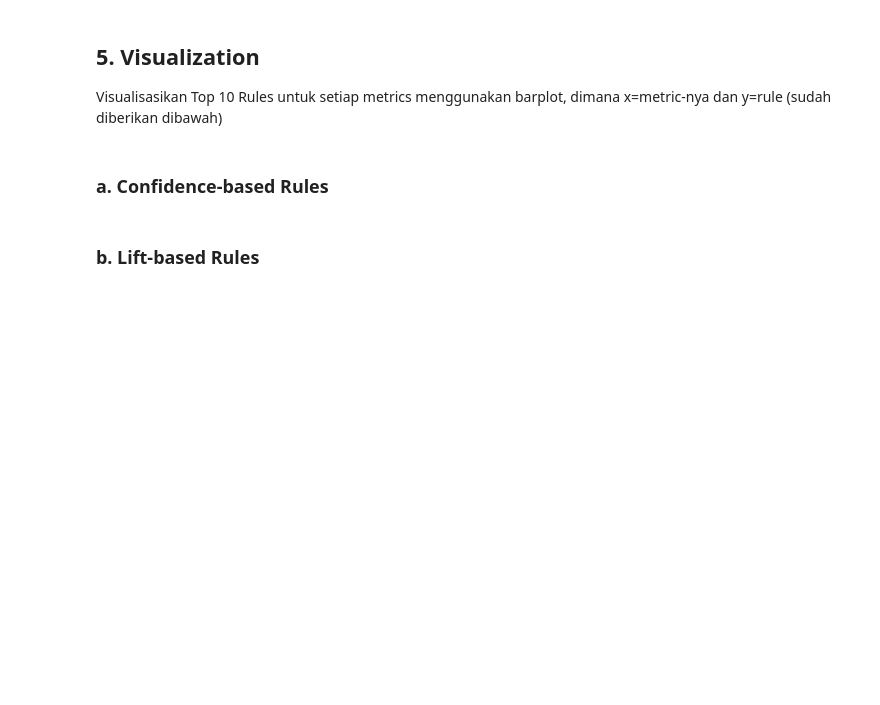
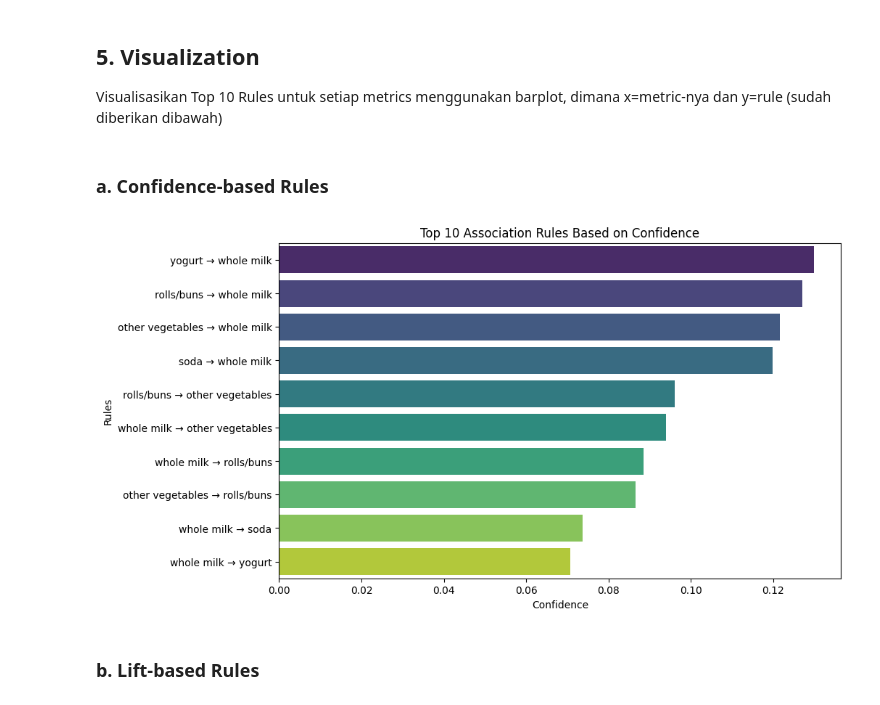
Before and after one commit to helloohowareyu/Praktikum-Kecerdasan-Artifisial-Lanjut, a Jupyter notebook: BAB12_LC_NAMA_NIM.ipynb, the cells around one changed output. Drawn from its saved outputs; the diff is of its cells as text; code cells hidden in the pictures; blank space fills up the shorter version.

```diff
--- a/BAB12_LC_NAMA_NIM.ipynb
+++ b/BAB12_LC_NAMA_NIM.ipynb
@@ -33,6 +82,10 @@ df = ___
+# %%
+basket_sets = basket.applymap(lambda x: 1 if x > 0 else 0)
 # %% [markdown]
 ## **4. Association Rule Mining (ARM)**
 *(tambah code cell sesuai kebutuhan Anda)*
 # %% [markdown]
 ### **a. Apriori**
 *min_support: 0.01*
+# %%
+frequent_itemsets = apriori(basket_sets, min_support=0.01, use_colnames=True)
@@ -44,4 +104,7 @@ rules_conf = ____
+# %%
+rules_conf = association_rules(frequent_itemsets, metric="confidence", min_threshold=0.01)
 # %%
 # Sort berdasarkan confidence
+rules_conf = rules_conf.sort_values(by='confidence', ascending=False)
 # %%
 # Tampilkan antecedent, consequents, support, confidence dan lift untuk top 10 rules_conf
@@ -62,10 +154,18 @@ Visualisasikan Top 10 Rules untuk setiap metrics menggunakan barplot, dimana x=m
 # %%
 rules_conf['rule'] = rules_conf['antecedents'].apply(lambda x: ', '.join(list(x))) + " → " + \
                 rules_conf['consequents'].apply(lambda x: ', '.join(list(x)))
 
-top10 = ____
+top10 = rules_conf.head(10)
 
 # Buat disini
+plt.figure(figsize=(10, 6))
+sns.barplot(x='confidence', y='rule', data=top10, hue='rule', palette='viridis', legend=False)
+plt.title('Top 10 Association Rules Based on Confidence')
+plt.xlabel('Confidence')
+plt.ylabel('Rules')
+plt.show()
+# %% [output]
+[figure, added]
 # %% [markdown]
 ### **b. Lift-based Rules**
 # %%
```
Also changed, not shown: parts of 29 cells of this notebook.
